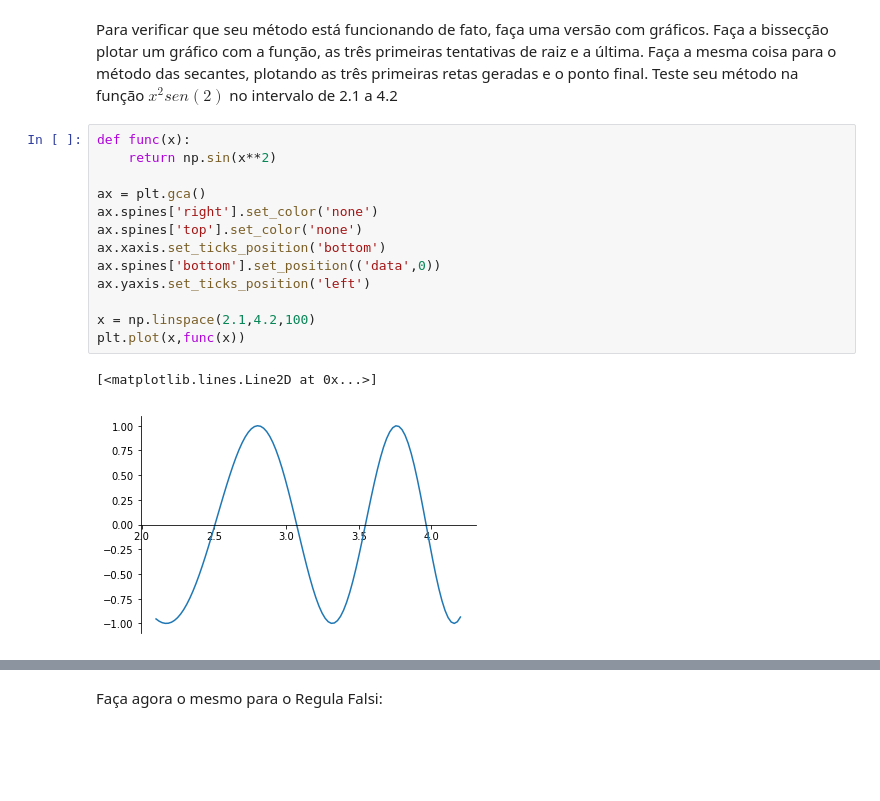
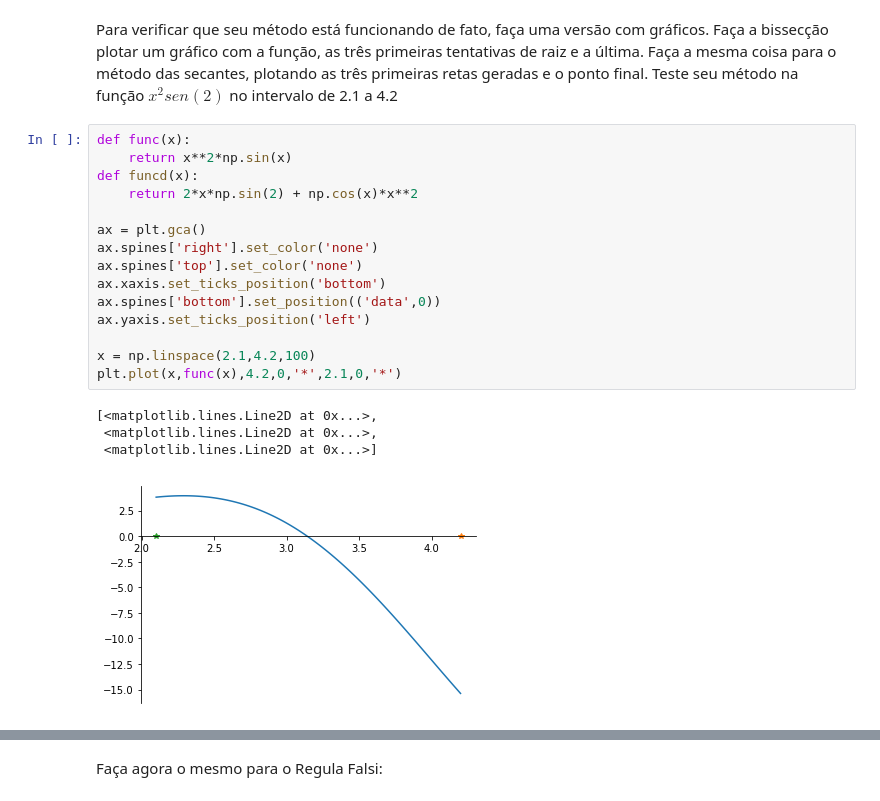
Before and after one commit to nabsonp/ComputacaoNumerica, a Jupyter notebook: Laboratório_2_de_Raízes_de_Equações.ipynb, the cells around one changed output, grey strips where cells are left out. Cells and saved outputs as stored; diff of their text form; blank space fills up the shorter version.

```diff
--- a/Laboratório_2_de_Raízes_de_Equações.ipynb
+++ b/Laboratório_2_de_Raízes_de_Equações.ipynb
@@ -43,20 +43,24 @@ def secantes(f,a,b, niter=1000,minimo = 0.000001, proximidadeIter = 0.000001):
 Para verificar que seu método está funcionando de fato, faça uma versão com gráficos. Faça a bissecção plotar um gráfico com a função, as três primeiras tentativas de raiz e a última. Faça a mesma coisa para o método das secantes, plotando as três primeiras retas geradas e o ponto final. Teste seu método na função $x^{2}sen(2)$ no intervalo de 2.1 a 4.2
 # %%
 def func(x):
-    return np.sin(x**2)
+    return x**2*np.sin(x)
+def funcd(x):
+    return 2*x*np.sin(2) + np.cos(x)*x**2
 
 ax = plt.gca()
 ax.spines['right'].set_color('none')
 ax.spines['top'].set_color('none')
 ax.xaxis.set_ticks_position('bottom')
 ax.spines['bottom'].set_position(('data',0))
 ax.yaxis.set_ticks_position('left')
 
 x = np.linspace(2.1,4.2,100)
-plt.plot(x,func(x))
+plt.plot(x,func(x),4.2,0,'*',2.1,0,'*')
 # %% [output]
-[<matplotlib.lines.Line2D at 0x...>]
+[<matplotlib.lines.Line2D at 0x...>,
+ <matplotlib.lines.Line2D at 0x...>,
+ <matplotlib.lines.Line2D at 0x...>]
-[figure, old version]
+[figure, new version]
 # %%
 bisseccao(func,2.1,4.2)
 # %% [output]
```
Also changed, not shown: parts of 15 cells of this notebook.
